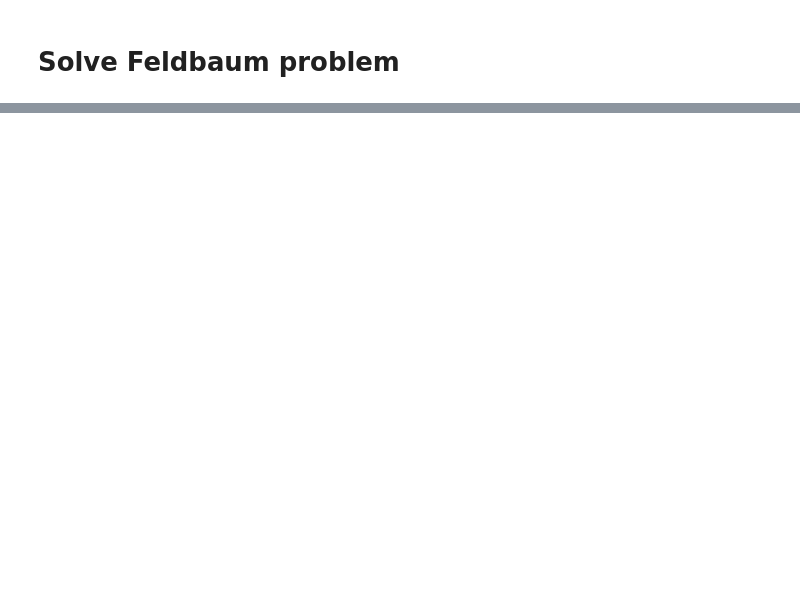
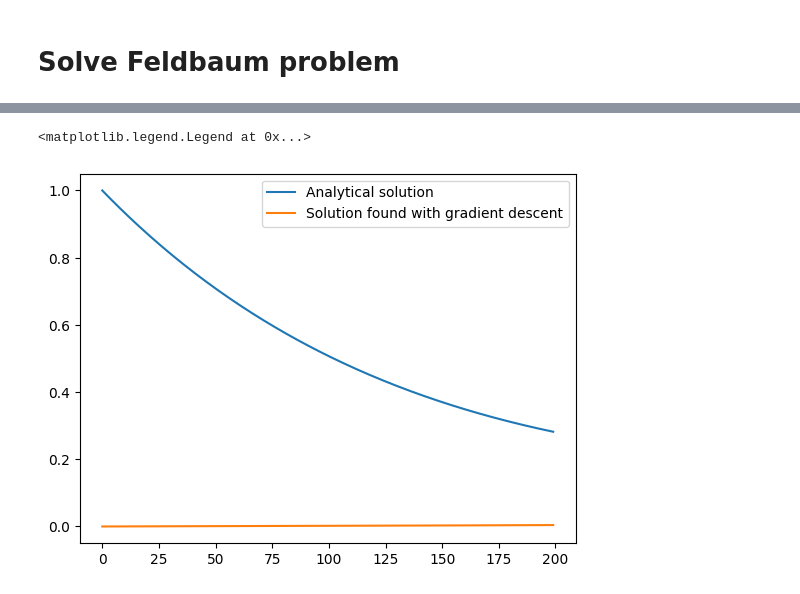
Before and after one commit to kankeinai/Thesis, a Jupyter notebook: playground.ipynb, the cells around one changed output, grey strips where cells are left out. Saved outputs shown, nothing was run; the diff lists cells and outputs as text; code cells hidden in the pictures; blank space fills up the shorter version.

```diff
--- a/playground.ipynb
+++ b/playground.ipynb
@@ -199,11 +209,11 @@ Define number of layers of NNs and number of neurons at each layer. The output s
 # %%
 # Model Parameters
 m = 200         # sensor size (branch input size)
-n_hid = 200     # layer's hidden sizes
+n_hid = 250     # layer's hidden sizes
 p = 200         # output size
 dim_x = 1       # trunk (trunk input size)
-lr = 0.01
-num_epochs = 100
+lr = 0.0001
+num_epochs = 1000
 
 # Specify device
 device = torch.device('cuda' if torch.cuda.is_available() else 'cpu')
@@ -264,0 +283,5 @@ Epoch [100/100], Loss: 1.1774, initial_loss: 0.392739, physics_loss: 0.784621, t
+# %%
+model =  DeepONetCartesianProd(branch_net, trunk_net, branch_activations, trunk_activations)
+model.to(device)
+model.load_state_dict(torch.load('trained_models/deep_o_net/model_time_[20250306-124037]_loss_[0.0077].pth'))
+model.eval()  # set the model to evaluation mode
@@ -276,14 +317,14 @@ So, we should find such control function $u$ that this integral is minimized
 def objective_function(args):
 
     dx_dt = torch.autograd.grad(args['x'], args['t'], grad_outputs=torch.ones_like(args['x']), create_graph=True)[0]
-    J = ((args['x']**2 + args['u']**2) * torch.ones_like(args['t'])).sum() * (args['t'][1] - args['t'][0])  +  torch.mean(dx_dt - args['x'] + args['u'])
+    J = ((args['x']**2 + args['u']**2) * torch.ones_like(args['t'])).sum() * (args['t'][1] - args['t'][0])/2  + torch.mean((torch.ones_like(args['x']) - args['x'])**2) + torch.mean((dx_dt + args['x'] - args['u'])**2)
 
     return J
 # %%
-def gradient_descent(alpha, m, num_epochs, model, objective_function):  # Assuming x, u, and t are tensors with appropriate shapes
+def gradient_descent(alpha, m, num_epochs, model, objective_function):
 
-    u = torch.ones(m).unsqueeze(0)
-    t = torch.linspace(0, end_time, m).unsqueeze(1)
+    u = torch.zeros(m, device= device).unsqueeze(0)
+    t = torch.linspace(0, end_time, m, device= device).unsqueeze(1)
 
     u.requires_grad_(True)
     t.requires_grad_(True)
@@ -294,8 +335,8 @@ def gradient_descent(alpha, m, num_epochs, model, objective_function):  # Assumi
         args = {'x': x, 'u': u, 't': t}
         J = objective_function(args)
         dJ_du = torch.autograd.grad(J, u, create_graph=True)[0]
-        u = u - alpha * dJ_du
+        u = u - alpha*dJ_du
         print(f'Epoch [{epoch+1}/{num_epochs}], Loss: {J.item():.4f}, time: {datetime.now().time()}')
 
-    return u, x, J
+    return u.cpu() , x.cpu() , J.cpu()
 # %%
@@ -320,0 +359,19 @@ plt.plot(u.detach().numpy().T)
+# %%
+def analytical_x(t):
+    numerator = np.sqrt(2) * np.cosh(np.sqrt(2) * (t - 1)) - np.sinh(np.sqrt(2) * (t - 1))
+    denominator = np.sqrt(2) * np.cosh(np.sqrt(2)) + np.sinh(np.sqrt(2))
+    return numerator / denominator
+
+def analytical_u(t):
+    numerator = np.sinh(np.sqrt(2) * (t - 1))
+    denominator = np.sqrt(2) * np.cosh(np.sqrt(2)) + np.sinh(np.sqrt(2))
+    return numerator / denominator
+
+
+t = torch.linspace(0, end_time, m).unsqueeze(1)
+plt.plot(analytical_x(t), label="Analytical solution")
+plt.plot(x.detach().numpy().T, label="Solution found with gradient descent")
+plt.legend()
+# %% [output]
+<matplotlib.legend.Legend at 0x...>
+[figure, added]
```
Also changed, not shown: parts of 10 cells of this notebook, 14 other files.
